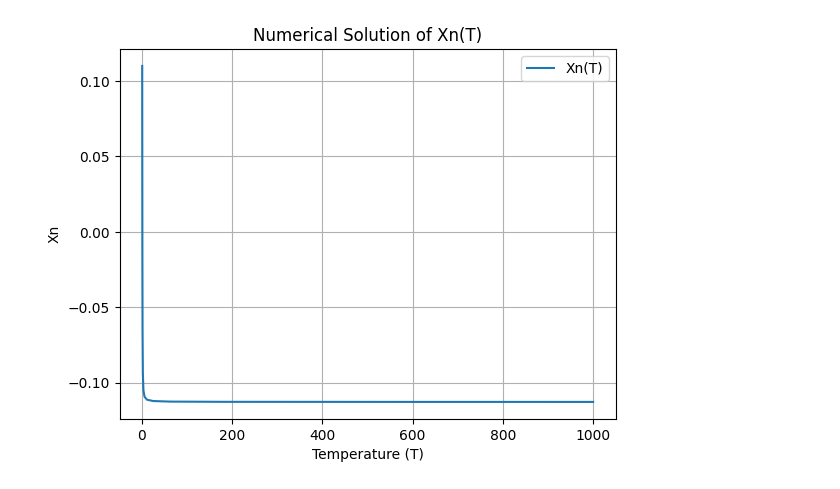
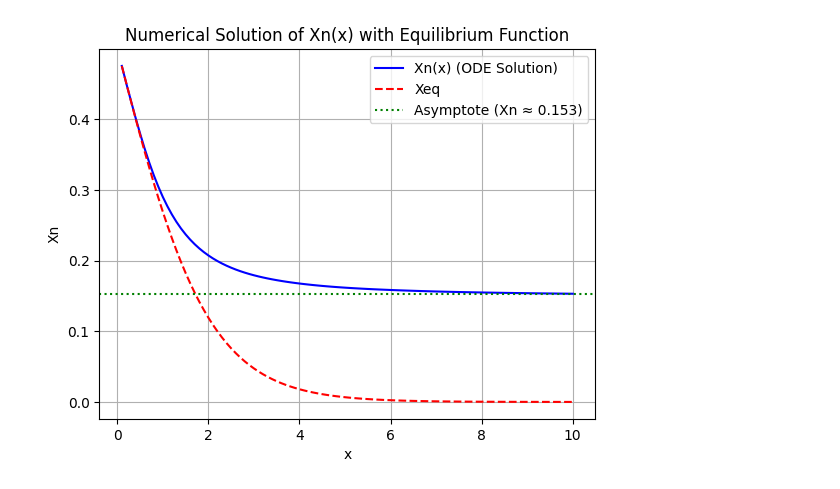
Before and after one commit to weykd/Code-Solutions-for-Modern-Cosmology-2nd-Edition, a Jupyter notebook: Cosmology Codes/Chapter 4/cosmologia4_5.ipynb, the cells around one changed output. Drawn from its saved outputs; the diff is of its cells as text; code cells hidden in the pictures.

```diff
--- a/Cosmology Codes/Chapter 4/cosmologia4_5.ipynb
+++ b/Cosmology Codes/Chapter 4/cosmologia4_5.ipynb
@@ -1,44 +1,48 @@
 # %%
 import numpy as np
 import matplotlib.pyplot as plt
 from scipy.integrate import solve_ivp
 
 # Define constants
-tau_n = 877.75  # Neutron mean lifetime (in seconds)
-constant = 105.12 / tau_n  # Pre-factor
+tau_n = 885.7  # Neutron mean lifetime (in seconds)
+Hx1 = 1.13
+constant = 255 / (tau_n * Hx1)  # Pre-factor
 
 # Define the ODE
-def dXn_dT(x, Xn):
+def dXn_dx(x, Xn):
     exp = np.exp(-x)
     term1 = exp - Xn * (1 + exp)
-    term2 = 12 + (6*x) + (x**2)
-    return -constant * term1 * term2 / x**4
+    term2 = (12 + (6 * x) + (x**2)) / x**4
+    return constant * term1 * term2
 
 # Initial conditions
-x0 = 1  # Initial temperature (change as needed)
-Xn0 = 0.11  # Initial value of Xn (change as needed)
-x_end = 1000  # Final temperature for integration
+Xn0 = 0.5  # Initial value of Xn
+
+# Define the range of x
+x = np.linspace(0.1, 10, 100)
 
 # Solve the ODE
-solution = solve_ivp(
-    dXn_dT,
-    t_span=(x0, x_end),
-    y0=[Xn0],
-    method='RK45',
-    dense_output=True
-)
+solution = solve_ivp(dXn_dx, t_span=(0.07, max(x)), y0=[Xn0], method="RK45", dense_output=True, t_eval=x)
 
 # Extract solution
-T_vals = solution.t
+x_vals = solution.t
 Xn_vals = solution.y[0]
 
-# Plot the solution
-plt.plot(T_vals, Xn_vals, label="Xn(T)")
-plt.xlabel("Temperature (T)")
+# Define the equilibrium function
+Xeq = 1 / (1 + np.exp(x))
+
+# Asymptotic value (last value of Xn)
+asymptotic_value = Xn_vals[-1]
+
+# Plot the solutions
+plt.plot(x_vals, Xn_vals, label="Xn(x) (ODE Solution)", color="blue")
+plt.plot(x, Xeq, label="Xeq", color="red", linestyle="--")
+plt.axhline(y=asymptotic_value, color="green", linestyle=":", label=f"Asymptote (Xn ≈ {asymptotic_value:.3f})")
+plt.xlabel("x")
 plt.ylabel("Xn")
-plt.title("Numerical Solution of Xn(T)")
+plt.title("Numerical Solution of Xn(x) with Equilibrium Function")
 plt.legend()
 plt.grid()
 plt.show()
 # %% [output]
-[figure, old version]
+[figure, new version]
```
Also changed, not shown: 2 other files.
